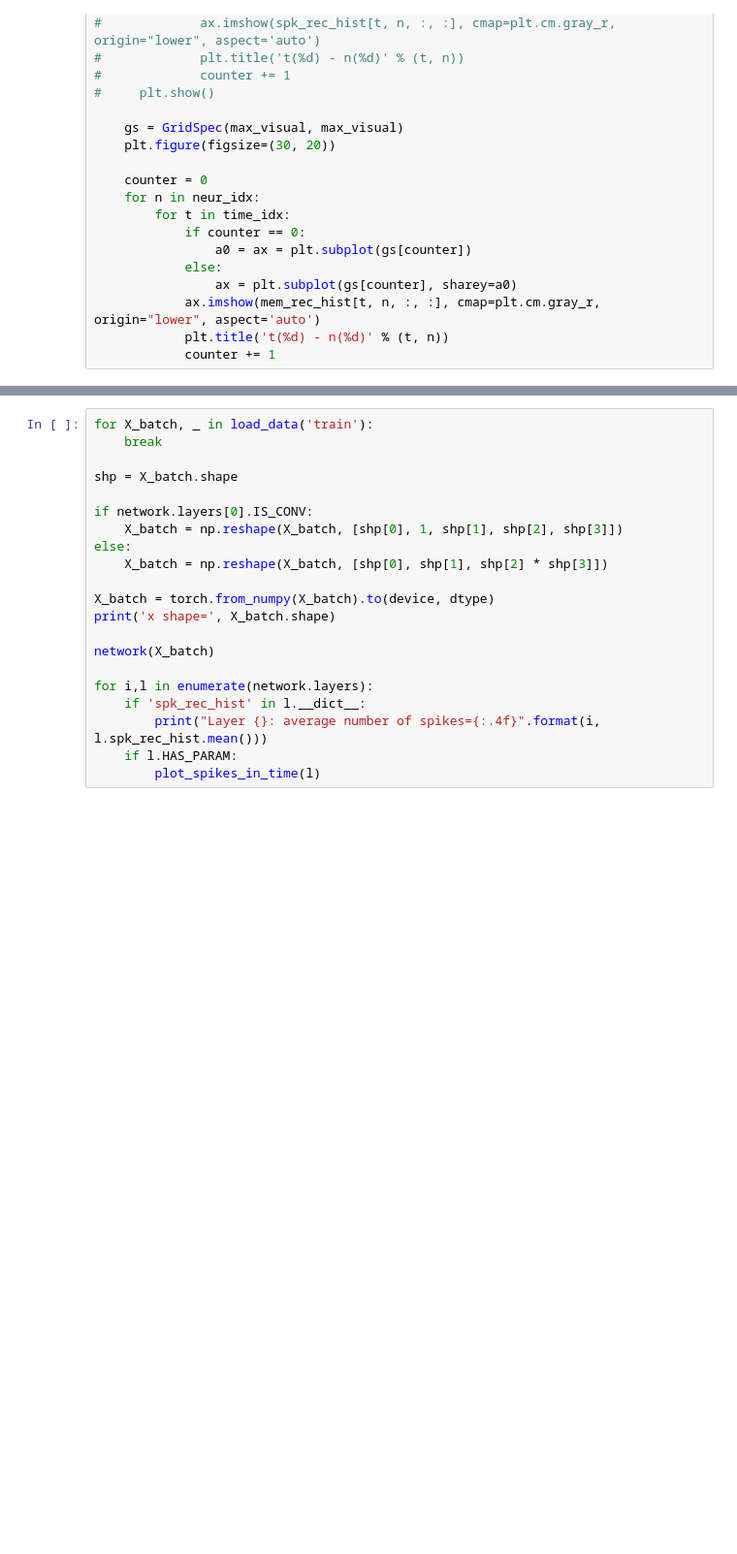
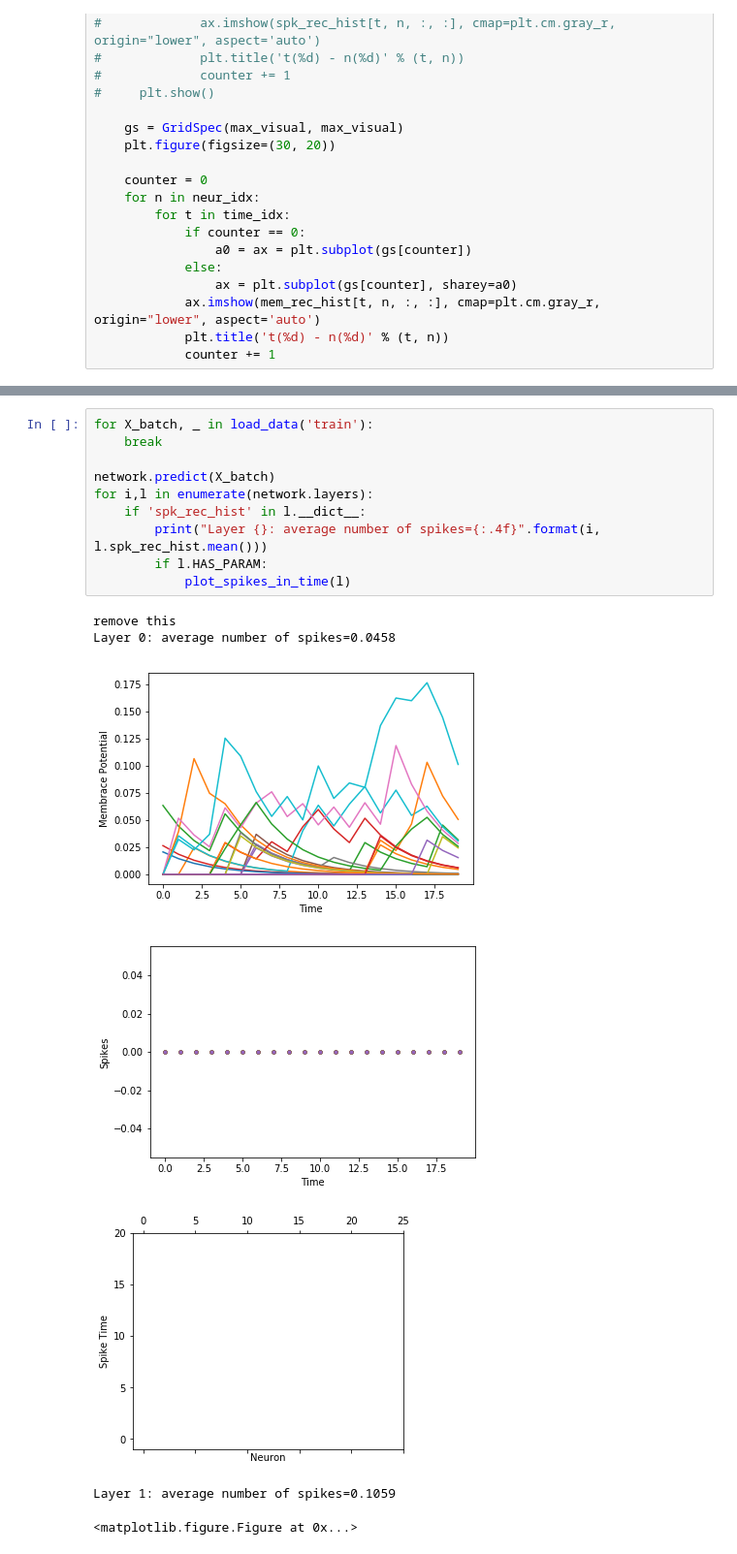
Before and after one commit to ArefMq/action-recognition-via-snn, a Jupyter notebook: S-CNN-DVS.ipynb, the cells around one changed output, grey strips where cells are left out. Shown at 97% size. Saved outputs shown, nothing was run; the diff lists cells and outputs as text; blank space fills up the shorter version.

```diff
--- a/S-CNN-DVS.ipynb
+++ b/S-CNN-DVS.ipynb
@@ -669,21 +493,18 @@ KeyboardInterrupt:
 # %%
 for X_batch, _ in load_data('train'):
     break
 
-shp = X_batch.shape
-
-if network.layers[0].IS_CONV:
-    X_batch = np.reshape(X_batch, [shp[0], 1, shp[1], shp[2], shp[3]])
-else:
-    X_batch = np.reshape(X_batch, [shp[0], shp[1], shp[2] * shp[3]])
-
-X_batch = torch.from_numpy(X_batch).to(device, dtype)
-print('x shape=', X_batch.shape)
-
-network(X_batch)
-
+network.predict(X_batch)
 for i,l in enumerate(network.layers):
     if 'spk_rec_hist' in l.__dict__:
         print("Layer {}: average number of spikes={:.4f}".format(i, l.spk_rec_hist.mean()))
-    if l.HAS_PARAM:
-        plot_spikes_in_time(l)
+        if l.HAS_PARAM:
+            plot_spikes_in_time(l)
+# %% [output]
+remove this
+Layer 0: average number of spikes=0.0458
+[figure, added]
+[figure, added]
+[figure, added]
+Layer 1: average number of spikes=0.1059
+<matplotlib.figure.Figure at 0x...>
```
Also changed, not shown: parts of 16 cells of this notebook.
